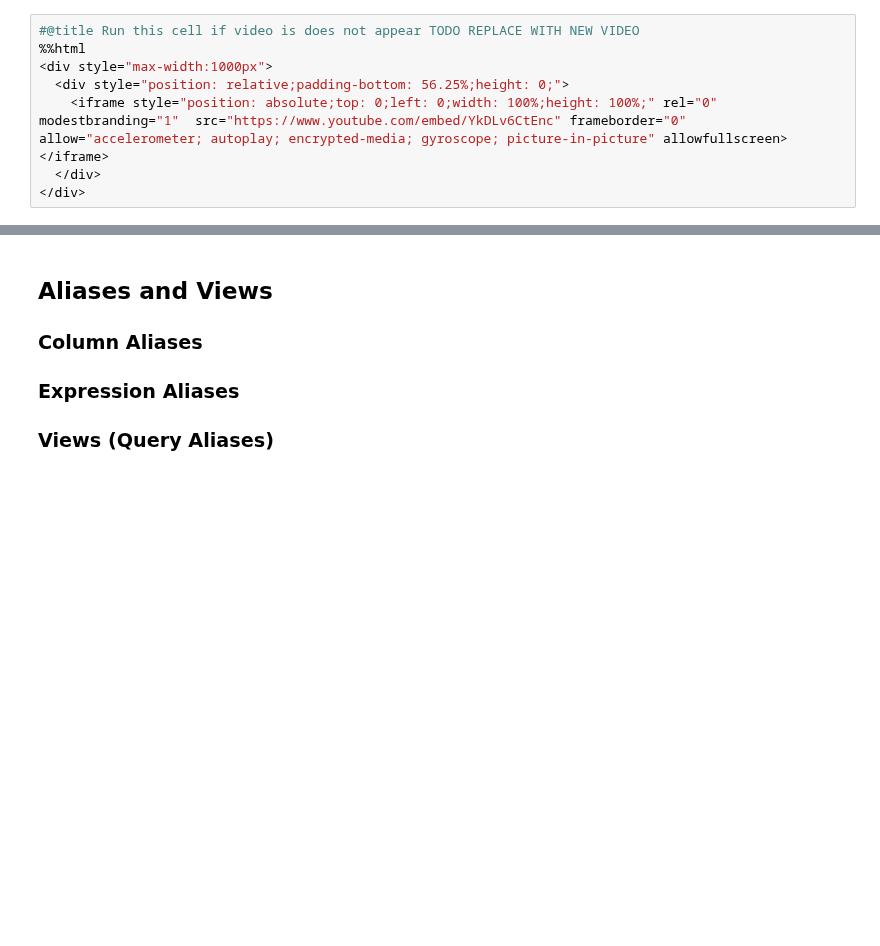
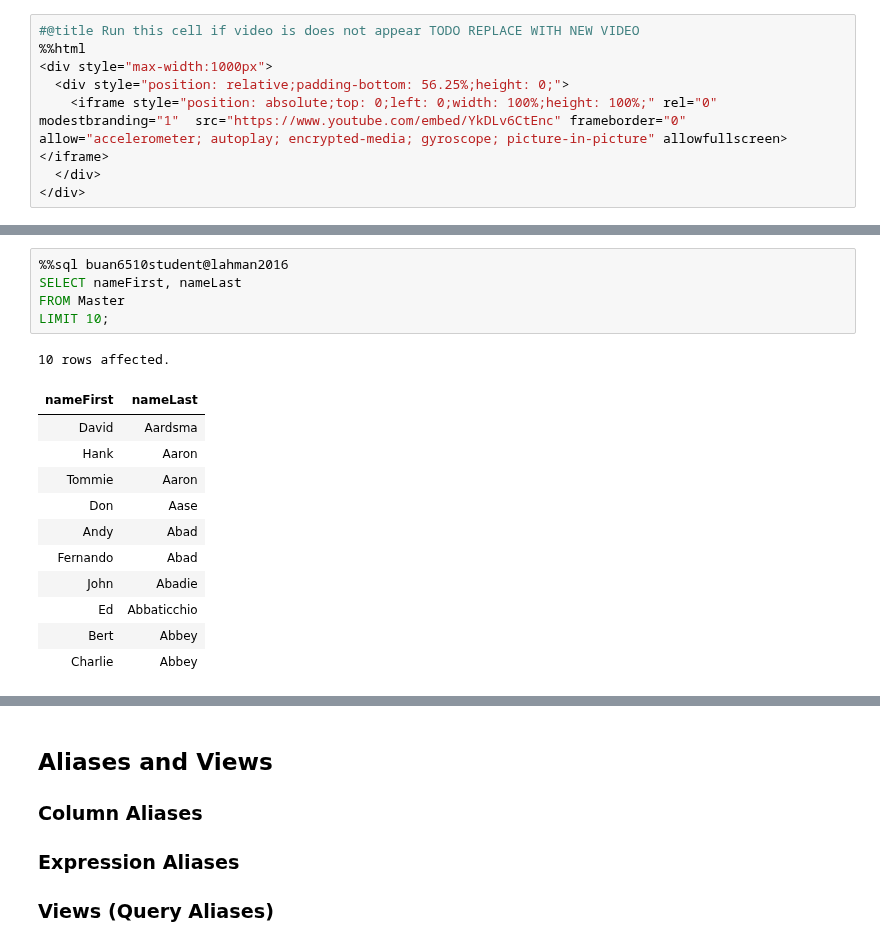
Before and after one commit to kangpyolee/DATA6510, a Jupyter notebook: L2_SELECT_basics.ipynb, the cells around one changed output, grey strips where cells are left out. Drawn from its saved outputs; the diff is of its cells as text; blank space fills up the shorter version.

```diff
--- a/L2_SELECT_basics.ipynb
+++ b/L2_SELECT_basics.ipynb
@@ -58,0 +141,18 @@ So, when asked "Why SQL?" the best answer is "Why not SQL?" because that is the
+# %%
+%%sql buan6510student@lahman2016
+SELECT nameFirst, nameLast
+FROM Master
+LIMIT 10;
+# %% [output]
+10 rows affected.
+| nameFirst | nameLast |
+| David | Aardsma |
+| Hank | Aaron |
+| Tommie | Aaron |
+| Don | Aase |
+| Andy | Abad |
+| Fernando | Abad |
+| John | Abadie |
+| Ed | Abbaticchio |
+| Bert | Abbey |
+| Charlie | Abbey |
```
Also changed, not shown: parts of 35 cells of this notebook.
